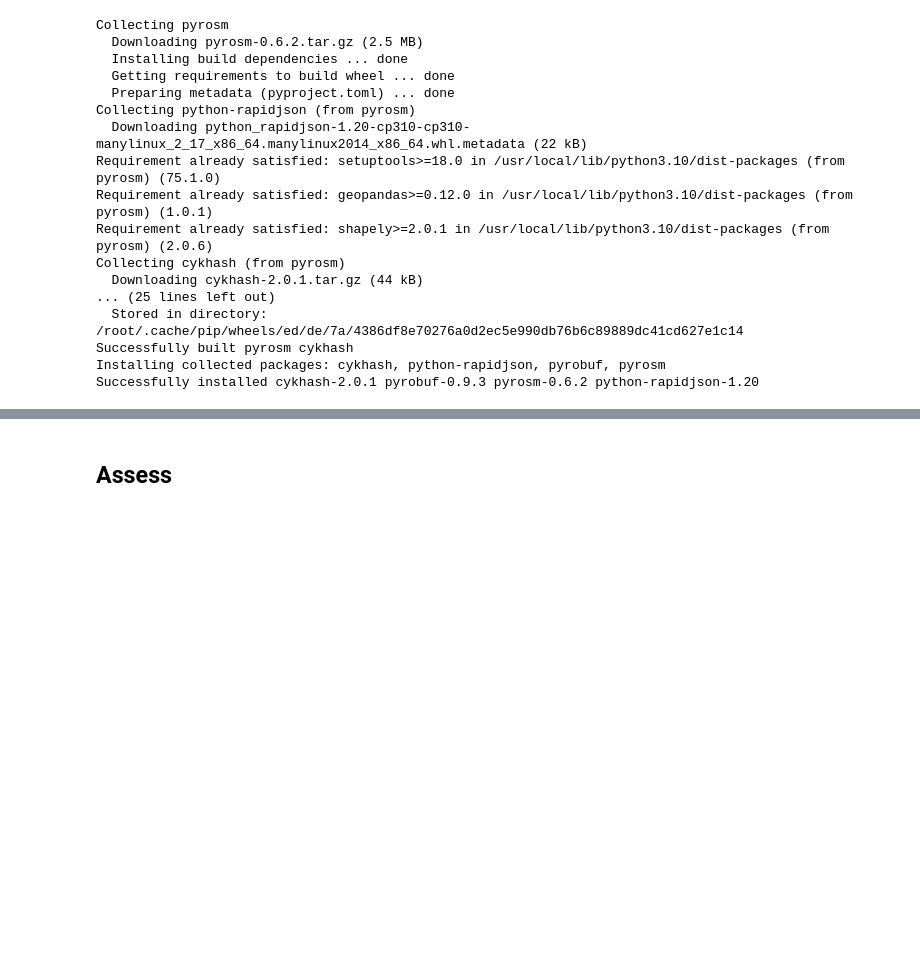
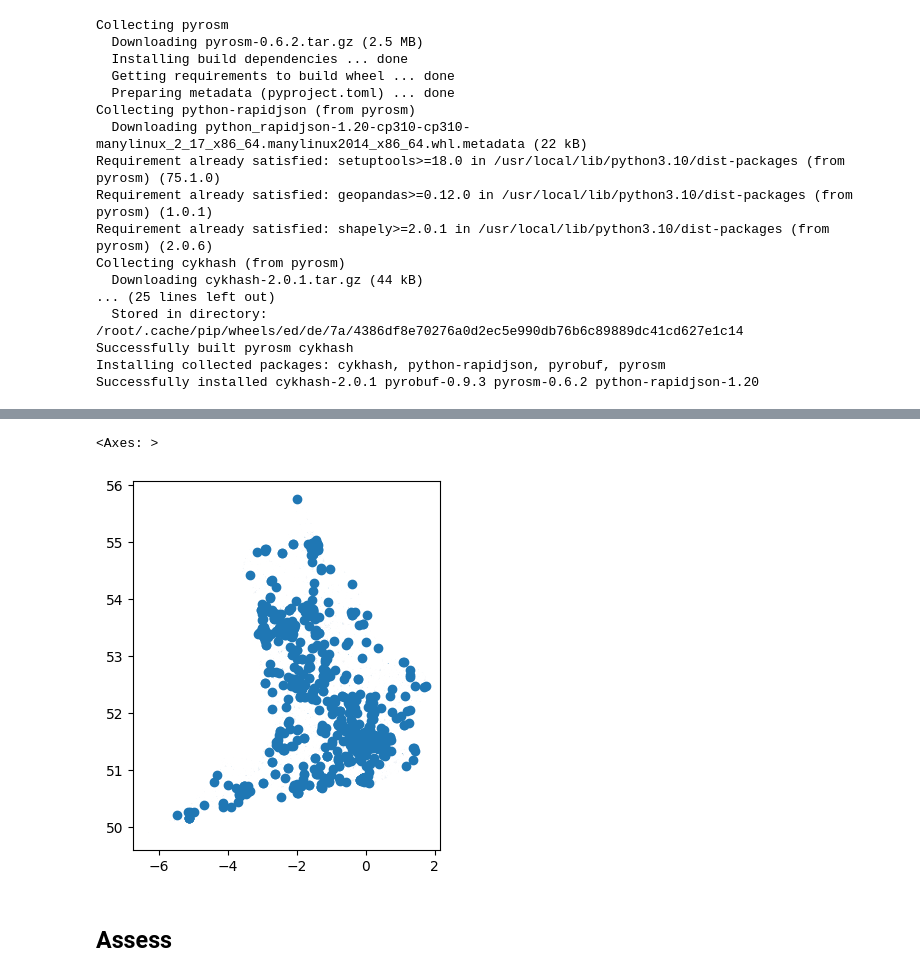
Before and after one commit to Pidongg/pz286_ads_2024, a Jupyter notebook: ads_course_assessment.ipynb, the cells around one changed output, grey strips where cells are left out. Drawn from its saved outputs; the diff is of its cells as text; code cells hidden in the pictures; blank space fills up the shorter version.

```diff
--- a/ads_course_assessment.ipynb
+++ b/ads_course_assessment.ipynb
@@ -494,0 +544,5 @@ Successfully installed cykhash-2.0.1 pyrobuf-0.9.3 pyrosm-0.6.2 python-rapidjson
+# %%
+pois_cambridge = ox.features_from_place(
+        "England, United Kingdom",
+        tags=tags
+    )
@@ -494,0 +558,5 @@ Successfully installed cykhash-2.0.1 pyrobuf-0.9.3 pyrosm-0.6.2 python-rapidjson
+# %%
+pois_cambridge.plot()
+# %% [output]
+<Axes: >
+[figure, added]
```
Also changed, not shown: parts of 9 cells of this notebook.
